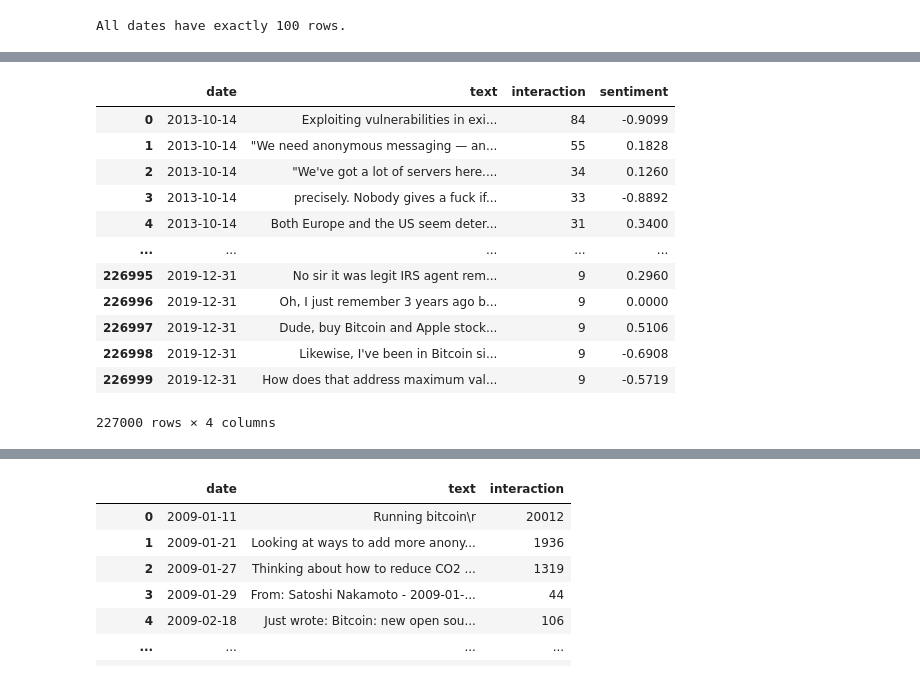
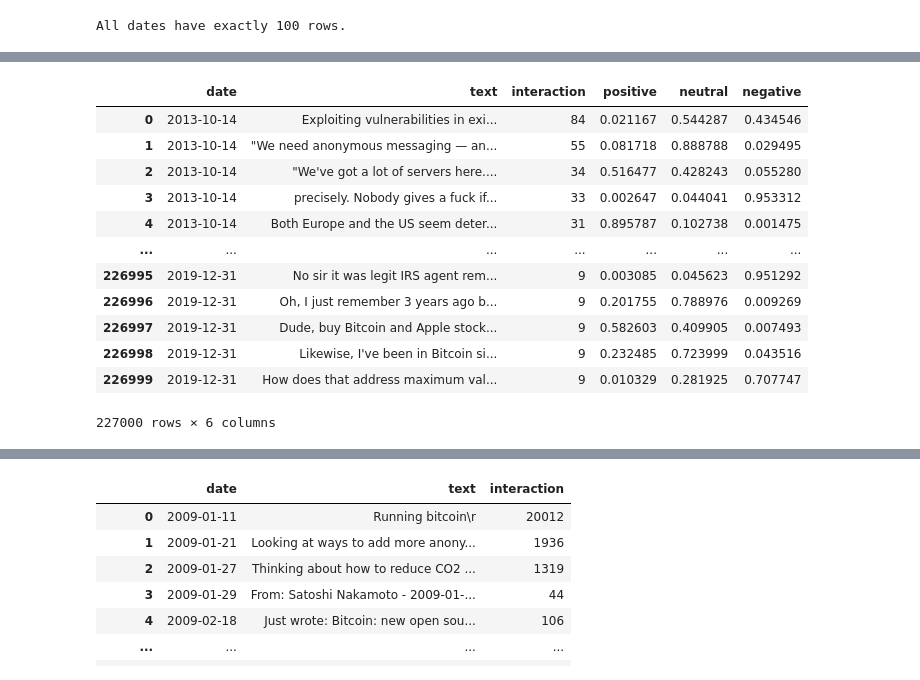
Before and after one commit to JCamposx/btc-price-prediction, a Jupyter notebook: src/preprocessing/posts.ipynb, the cells around one changed output, grey strips where cells are left out. Saved outputs shown, nothing was run; the diff lists cells and outputs as text; code cells hidden in the pictures.

```diff
--- a/src/preprocessing/posts.ipynb
+++ b/src/preprocessing/posts.ipynb
@@ -395,11 +395,31 @@ def check_dates_have_exactly_n_rows(df, n):
 check_dates_have_exactly_n_rows(data, 100)
 # %% [output]
 All dates have exactly 100 rows.
-# %%
-from vaderSentiment.vaderSentiment import SentimentIntensityAnalyzer
-
-
-def analyze_sentiments():
-    sia = SentimentIntensityAnalyzer()
-
-    return data['text'].apply(lambda t: sia.polarity_scores(t)['compound'])
+# %%
+from pysentimiento import create_analyzer
+
+def analyze_sentiments(df):
+    analyzer = create_analyzer(task="sentiment", lang="en")
+
+    scores = df['text'].apply(lambda t: analyzer.predict(t).probas)
+
+    return pd.DataFrame(list(scores)).loc[:, ['POS', 'NEU', 'NEG']]
+# %%
+cache_file = '../cache/posts/sentiment/pysentimiento/data.pickle'
+
+sentiments = None
+
+if os.path.isfile(cache_file):
+    with open(cache_file, 'rb') as f:
+        sentiments = pickle.load(f)
+else:
+    sentiments = analyze_sentiments(data).rename(columns={
+        'POS': 'positive',
+        'NEU': 'neutral',
+        'NEG': 'negative',
+    })
+
+    with open(cache_file, 'wb') as f:
+        pickle.dump(sentiments, f)
+
+sentiments
@@ -406,29 +440,29 @@ def analyze_sentiments():
 # %%
 cache_file = '../cache/posts/sentiment/data.pickle'
 
 if os.path.isfile(cache_file):
     with open(cache_file, 'rb') as f:
         data = pickle.load(f)
 else:
-    data['sentiment'] = analyze_sentiments()
+    data = pd.concat([data, sentiments], axis=1)
 
     with open(cache_file, 'wb') as f:
         pickle.dump(data, f)
 
 data
 # %% [output]
-|  | date | text | interaction | sentiment |
-| 0 | 2013-10-14 | Exploiting vulnerabilities in exi... | 84 | -0.9099 |
-| 1 | 2013-10-14 | "We need anonymous messaging — an... | 55 | 0.1828 |
-| 2 | 2013-10-14 | "We've got a lot of servers here.... | 34 | 0.1260 |
-| 3 | 2013-10-14 | precisely. Nobody gives a fuck if... | 33 | -0.8892 |
-| 4 | 2013-10-14 | Both Europe and the US seem deter... | 31 | 0.3400 |
-| ... | ... | ... | ... | ... |
-| 226995 | 2019-12-31 | No sir it was legit IRS agent rem... | 9 | 0.2960 |
-| 226996 | 2019-12-31 | Oh, I just remember 3 years ago b... | 9 | 0.0000 |
-| 226997 | 2019-12-31 | Dude, buy Bitcoin and Apple stock... | 9 | 0.5106 |
-| 226998 | 2019-12-31 | Likewise, I've been in Bitcoin si... | 9 | -0.6908 |
-| 226999 | 2019-12-31 | How does that address maximum val... | 9 | -0.5719 |
+|  | date | text | interaction | positive | neutral | negative |
+| 0 | 2013-10-14 | Exploiting vulnerabilities in exi... | 84 | 0.021167 | 0.544287 | 0.434546 |
+| 1 | 2013-10-14 | "We need anonymous messaging — an... | 55 | 0.081718 | 0.888788 | 0.029495 |
+| 2 | 2013-10-14 | "We've got a lot of servers here.... | 34 | 0.516477 | 0.428243 | 0.055280 |
+| 3 | 2013-10-14 | precisely. Nobody gives a fuck if... | 33 | 0.002647 | 0.044041 | 0.953312 |
+| 4 | 2013-10-14 | Both Europe and the US seem deter... | 31 | 0.895787 | 0.102738 | 0.001475 |
+| ... | ... | ... | ... | ... | ... | ... |
+| 226995 | 2019-12-31 | No sir it was legit IRS agent rem... | 9 | 0.003085 | 0.045623 | 0.951292 |
+| 226996 | 2019-12-31 | Oh, I just remember 3 years ago b... | 9 | 0.201755 | 0.788976 | 0.009269 |
+| 226997 | 2019-12-31 | Dude, buy Bitcoin and Apple stock... | 9 | 0.582603 | 0.409905 | 0.007493 |
+| 226998 | 2019-12-31 | Likewise, I've been in Bitcoin si... | 9 | 0.232485 | 0.723999 | 0.043516 |
+| 226999 | 2019-12-31 | How does that address maximum val... | 9 | 0.010329 | 0.281925 | 0.707747 |
-227000 rows × 4 columns
+227000 rows × 6 columns
 # %%
 def get_average_sentiments_by_date(df):
```
Also changed, not shown: parts of 14 cells of this notebook, 5 other files.
